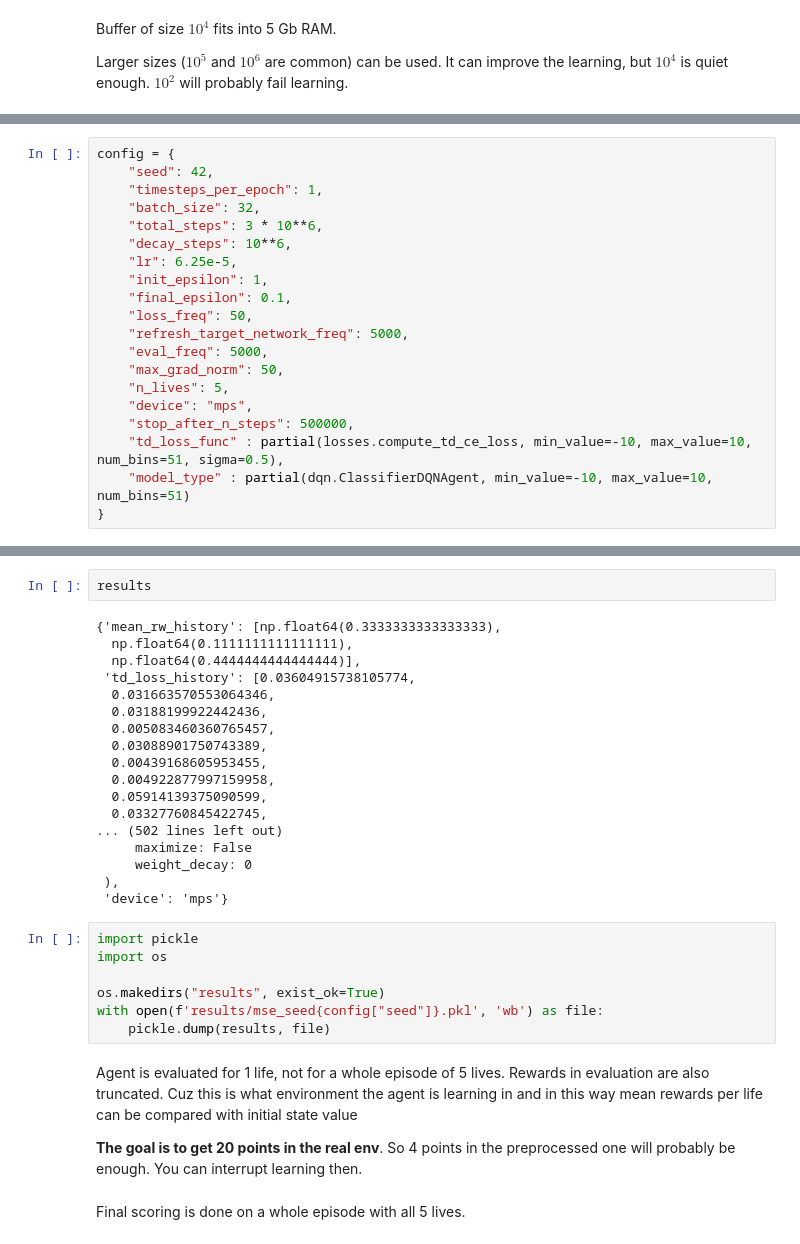
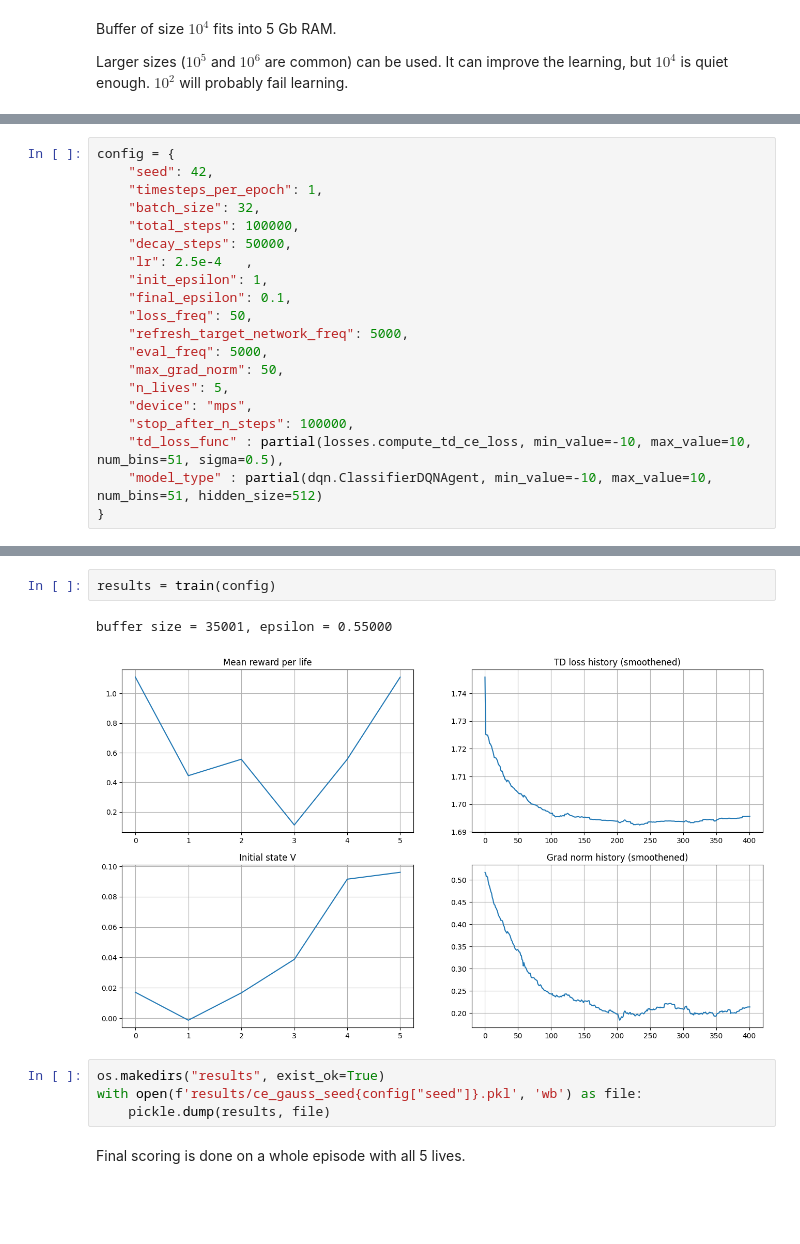
Before and after one commit to KDZHR/RL_Project, a Jupyter notebook: ce_hl_gauss.ipynb, the cells around one changed output, grey strips where cells are left out. Drawn from its saved outputs; the diff is of its cells as text; blank space fills up the shorter version.

```diff
--- a/ce_hl_gauss.ipynb
+++ b/ce_hl_gauss.ipynb
@@ -23,9 +27,9 @@ config = {
     "seed": 42,
     "timesteps_per_epoch": 1,
     "batch_size": 32,
-    "total_steps": 3 * 10**6,
-    "decay_steps": 10**6,
-    "lr": 6.25e-5,
+    "total_steps": 100000,
+    "decay_steps": 50000,
+    "lr": 2.5e-4   ,
     "init_epsilon": 1,
     "final_epsilon": 0.1,
     "loss_freq": 50,
@@ -34,7 +38,7 @@ config = {
     "max_grad_norm": 50,
     "n_lives": 5,
     "device": "mps",
-    "stop_after_n_steps": 500000,
+    "stop_after_n_steps": 100000,
     "td_loss_func" : partial(losses.compute_td_ce_loss, min_value=-10, max_value=10, num_bins=51, sigma=0.5),
-    "model_type" : partial(dqn.ClassifierDQNAgent, min_value=-10, max_value=10, num_bins=51)
+    "model_type" : partial(dqn.ClassifierDQNAgent, min_value=-10, max_value=10, num_bins=51, hidden_size=512)
 }
@@ -219,34 +45,12 @@ torch.Size([32])
 # %%
-results
+results = train(config)
 # %% [output]
-{'mean_rw_history': [np.float64(0.3333333333333333),
-  np.float64(0.1111111111111111),
-  np.float64(0.4444444444444444)],
- 'td_loss_history': [0.03604915738105774,
-  0.031663570553064346,
-  0.03188199922442436,
-  0.005083460360765457,
-  0.03088901750743389,
-  0.00439168605953455,
-  0.004922877997159958,
-  0.05914139375090599,
-  0.03327760845422745,
-... (502 lines left out)
-     maximize: False
-     weight_decay: 0
- ),
- 'device': 'mps'}
+buffer size = 35001, epsilon = 0.55000
+[figure, added]
 # %%
-import pickle
-import os
-
 os.makedirs("results", exist_ok=True)
-with open(f'results/mse_seed{config["seed"]}.pkl', 'wb') as file:
+with open(f'results/ce_gauss_seed{config["seed"]}.pkl', 'wb') as file:
     pickle.dump(results, file)
-# %% [markdown]
-Agent is evaluated for 1 life, not for a whole episode of 5 lives. Rewards in evaluation are also truncated. Cuz this is what environment the agent is learning in and in this way mean rewards per life can be compared with initial state value
-
-**The goal is to get 20 points in the real env**. So 4 points in the preprocessed one will probably be enough. You can interrupt learning then.
 # %% [markdown]
 Final scoring is done on a whole episode with all 5 lives.
 # %%
```
Also changed, not shown: parts of 5 cells of this notebook, 2 other files.
